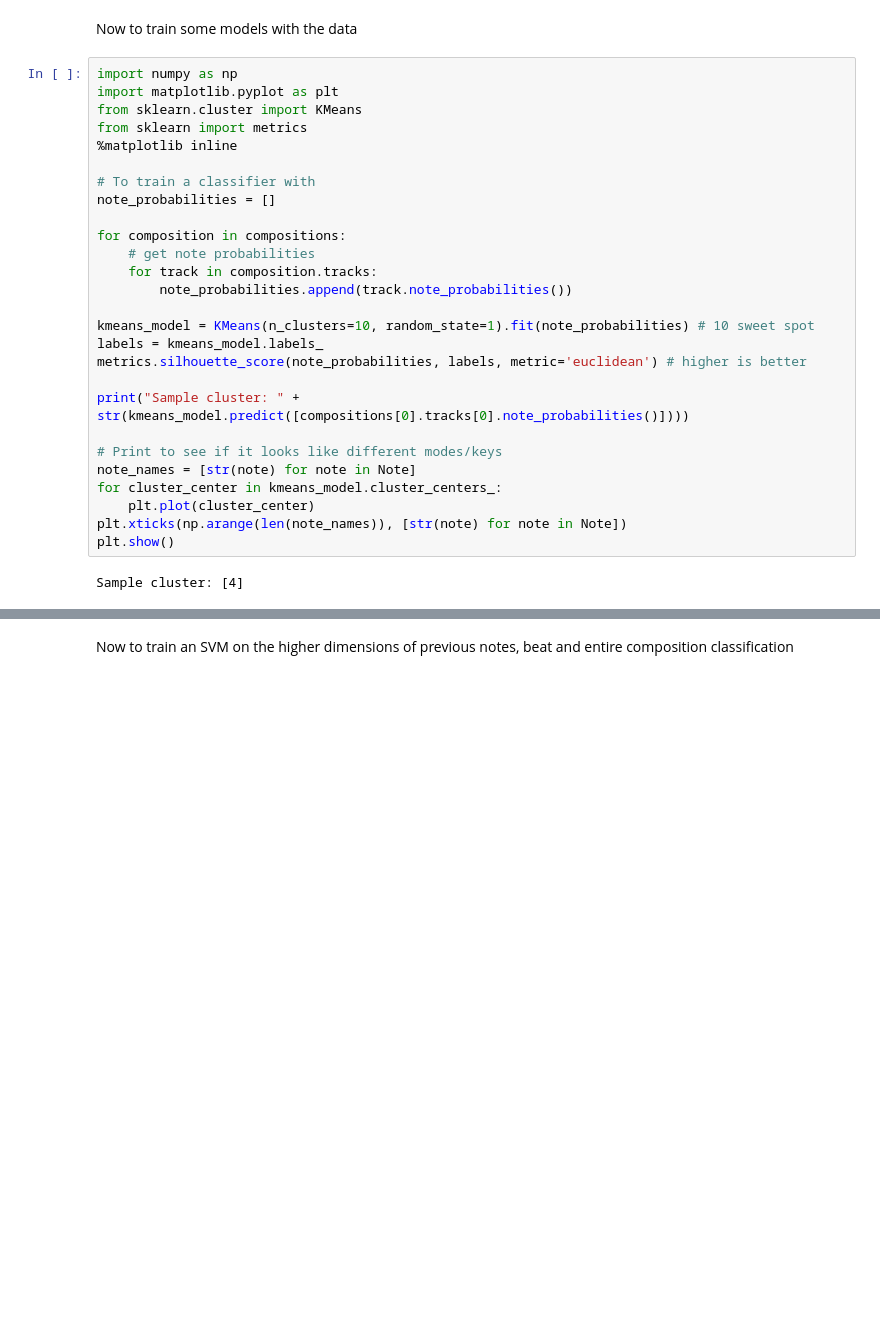
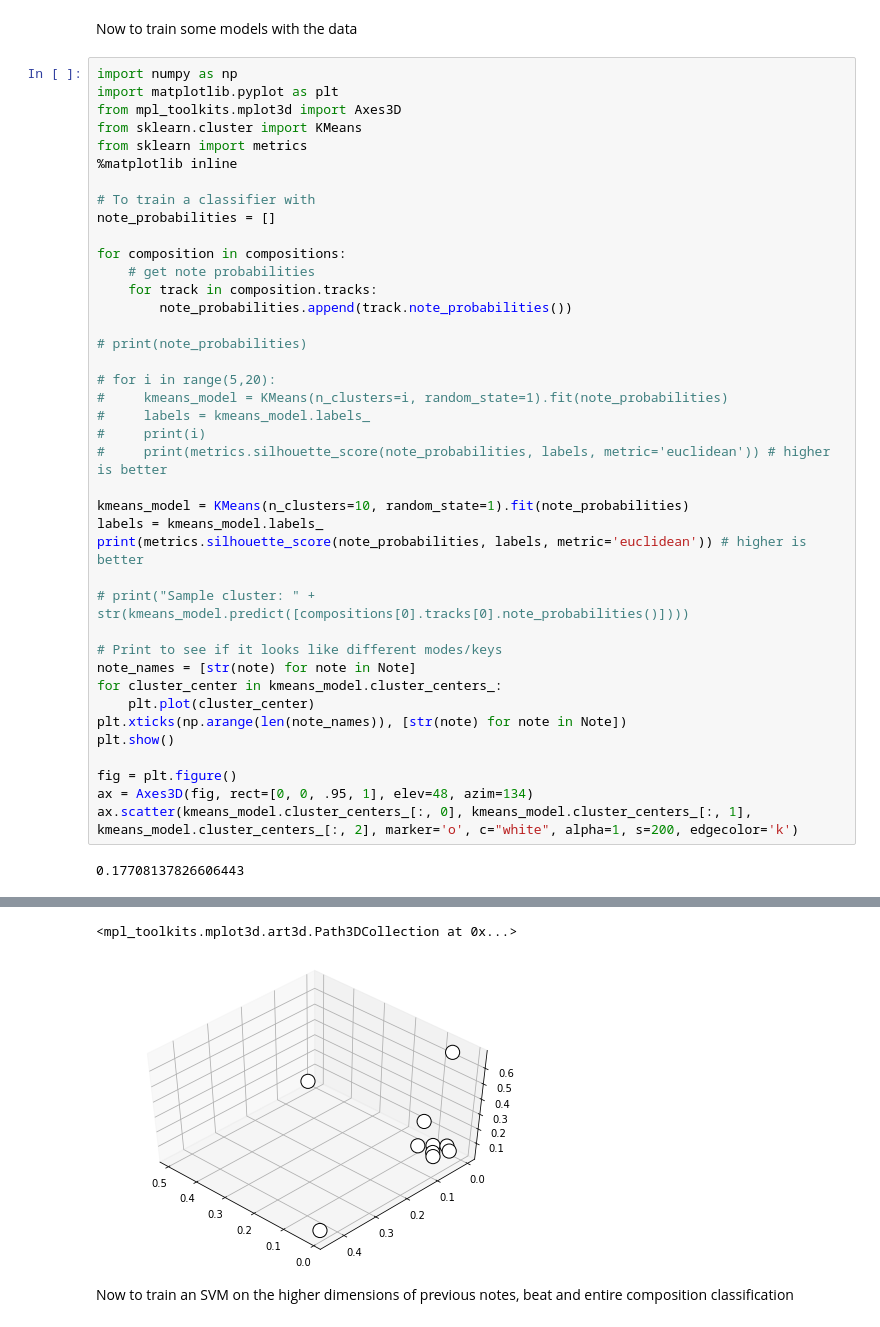
Before and after one commit to thomasjwebb/monophonic-generator, a Jupyter notebook: monophonic-generator.ipynb, the cells around one changed output, grey strips where cells are left out. Cells and saved outputs as stored; diff of their text form; blank space fills up the shorter version.

```diff
--- a/monophonic-generator.ipynb
+++ b/monophonic-generator.ipynb
@@ -222,33 +222,48 @@ Now to train some models with the data
 # %%
 import numpy as np
 import matplotlib.pyplot as plt
+from mpl_toolkits.mplot3d import Axes3D
 from sklearn.cluster import KMeans
 from sklearn import metrics
 %matplotlib inline
 
 # To train a classifier with
 note_probabilities = []
 
 for composition in compositions:
     # get note probabilities
     for track in composition.tracks:
         note_probabilities.append(track.note_probabilities())
 
-kmeans_model = KMeans(n_clusters=10, random_state=1).fit(note_probabilities) # 10 sweet spot
+# print(note_probabilities)
+
+# for i in range(5,20):
+#     kmeans_model = KMeans(n_clusters=i, random_state=1).fit(note_probabilities)
+#     labels = kmeans_model.labels_
+#     print(i)
+#     print(metrics.silhouette_score(note_probabilities, labels, metric='euclidean')) # higher is better
+
+kmeans_model = KMeans(n_clusters=10, random_state=1).fit(note_probabilities)
 labels = kmeans_model.labels_
-metrics.silhouette_score(note_probabilities, labels, metric='euclidean') # higher is better
+print(metrics.silhouette_score(note_probabilities, labels, metric='euclidean')) # higher is better
 
-print("Sample cluster: " + str(kmeans_model.predict([compositions[0].tracks[0].note_probabilities()])))
+# print("Sample cluster: " + str(kmeans_model.predict([compositions[0].tracks[0].note_probabilities()])))
 
 # Print to see if it looks like different modes/keys
 note_names = [str(note) for note in Note]
 for cluster_center in kmeans_model.cluster_centers_:
     plt.plot(cluster_center)
 plt.xticks(np.arange(len(note_names)), [str(note) for note in Note])
 plt.show()
+
+fig = plt.figure()
+ax = Axes3D(fig, rect=[0, 0, .95, 1], elev=48, azim=134)
+ax.scatter(kmeans_model.cluster_centers_[:, 0], kmeans_model.cluster_centers_[:, 1], kmeans_model.cluster_centers_[:, 2], marker='o', c="white", alpha=1, s=200, edgecolor='k')
 # %% [output]
-Sample cluster: [4]
+0.17708137826606443
 [figure]
+<mpl_toolkits.mplot3d.art3d.Path3DCollection at 0x...>
+[figure, added]
 # %% [markdown]
 Now to train an SVM on the higher dimensions of previous notes, beat and entire composition classification
 # %%
```
Also changed, not shown: parts of 5 cells of this notebook, 1 other file.
